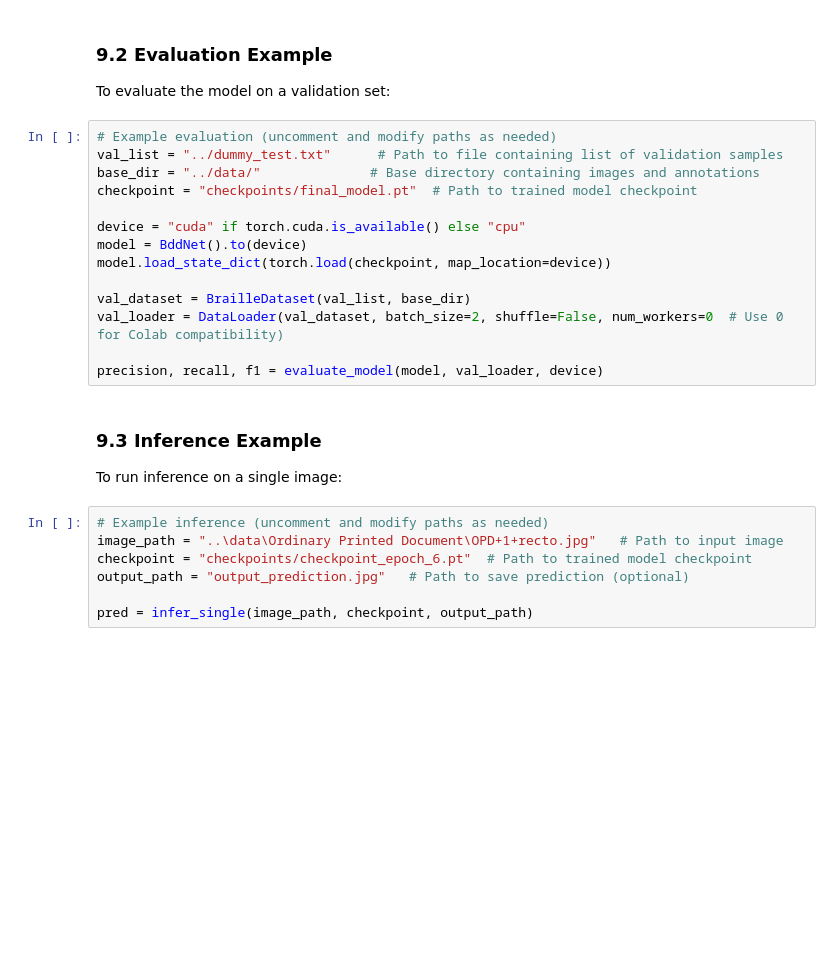
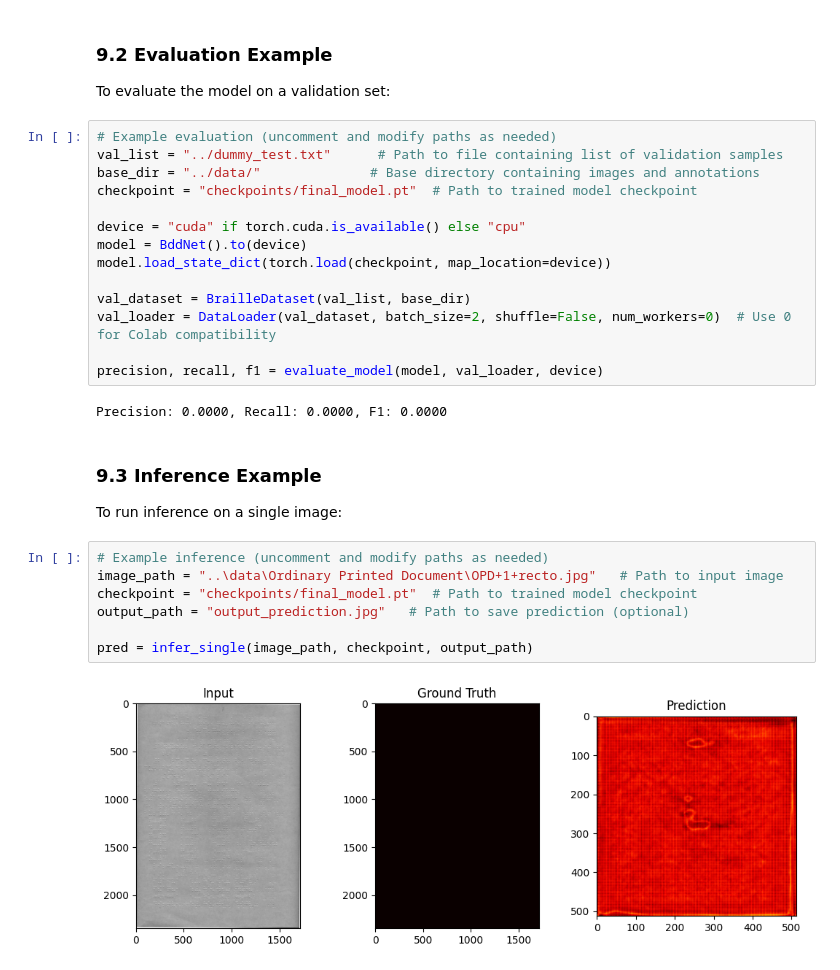
Before and after one commit to rohanrajpoudel/nepali-braille-ml, a Jupyter notebook: DSBI-master/src/braille_detection_colab.ipynb, the cells around one changed output. Saved outputs shown, nothing was run; the diff lists cells and outputs as text; blank space fills up the shorter version.

```diff
--- a/DSBI-master/src/braille_detection_colab.ipynb
+++ b/DSBI-master/src/braille_detection_colab.ipynb
@@ -412,9 +436,11 @@ model = BddNet().to(device)
 model.load_state_dict(torch.load(checkpoint, map_location=device))
 
 val_dataset = BrailleDataset(val_list, base_dir)
-val_loader = DataLoader(val_dataset, batch_size=2, shuffle=False, num_workers=0  # Use 0 for Colab compatibility)
+val_loader = DataLoader(val_dataset, batch_size=2, shuffle=False, num_workers=0)  # Use 0 for Colab compatibility
 
 precision, recall, f1 = evaluate_model(model, val_loader, device)
+# %% [output]
+Precision: 0.0000, Recall: 0.0000, F1: 0.0000
 # %% [markdown]
 ### 9.3 Inference Example
 
@@ -422,7 +448,9 @@ To run inference on a single image:
 # %%
 # Example inference (uncomment and modify paths as needed)
 image_path = "..\data\Ordinary Printed Document\OPD+1+recto.jpg"   # Path to input image
-checkpoint = "checkpoints/checkpoint_epoch_6.pt"  # Path to trained model checkpoint
+checkpoint = "checkpoints/final_model.pt"  # Path to trained model checkpoint
 output_path = "output_prediction.jpg"   # Path to save prediction (optional)
 
 pred = infer_single(image_path, checkpoint, output_path)
+# %% [output]
+[figure, added]
```
Also changed, not shown: parts of 2 cells of this notebook, 8 other files.
